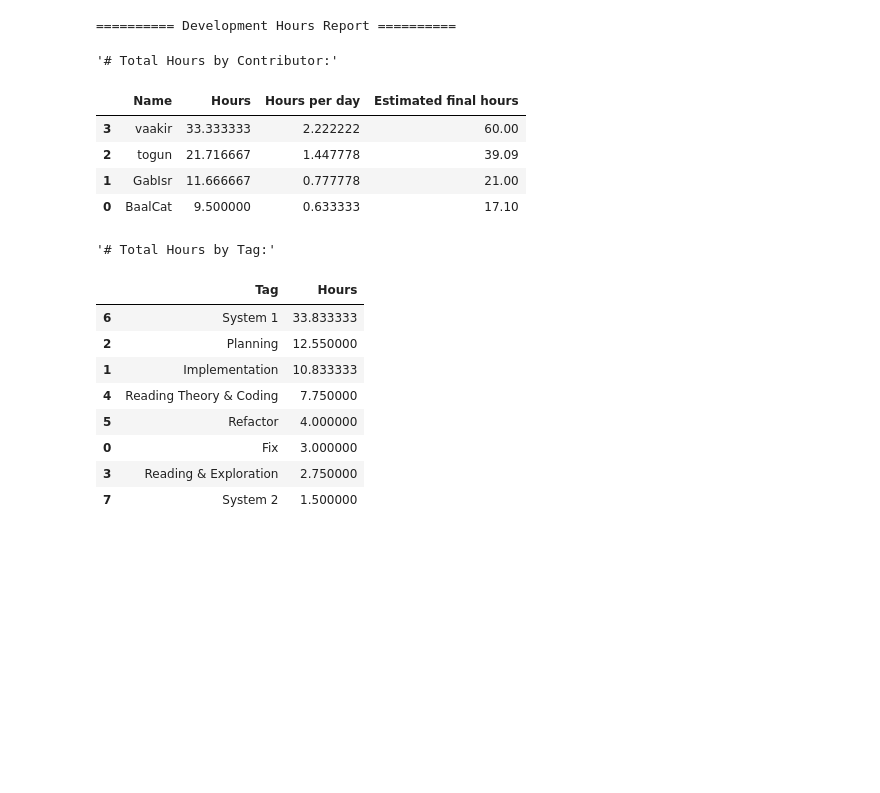
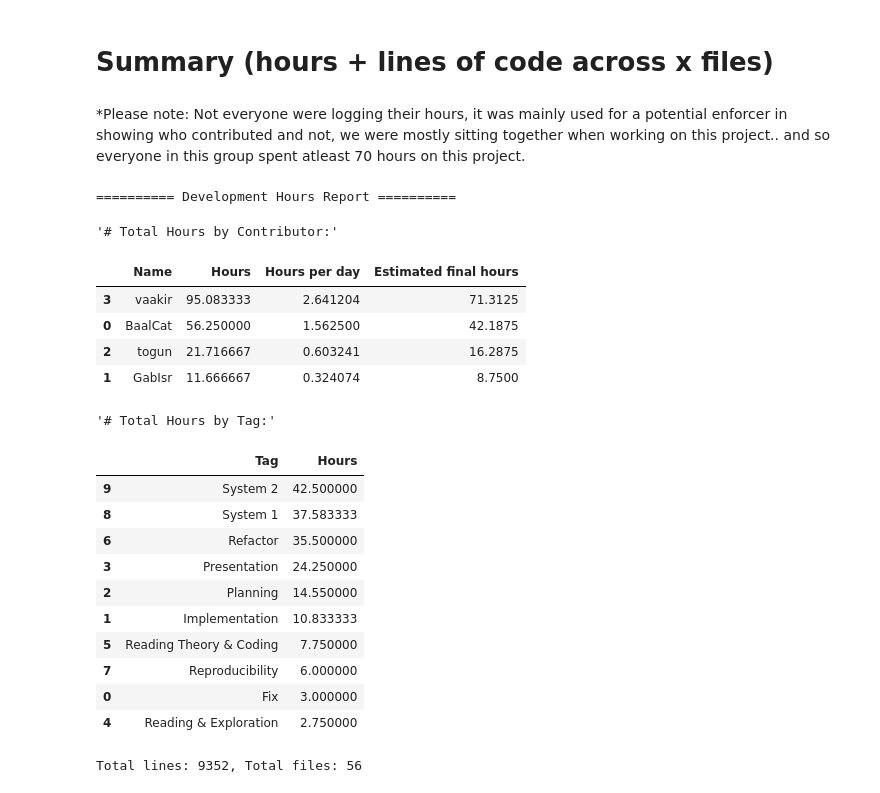
Before and after one commit to Vaakir/mRAG_on_MMDocIR, a Jupyter notebook: info/summary.ipynb, the cells around one changed output. Saved outputs shown, nothing was run; the diff lists cells and outputs as text; code cells hidden in the pictures; blank space fills up the shorter version.

Commit message:
chore: summary and hours update

```diff
--- a/info/summary.ipynb
+++ b/info/summary.ipynb
@@ -1,3 +1,7 @@
+# %% [markdown]
+# Summary (hours + lines of code across x files)
+# %% [markdown]
+*Please note: Not everyone were logging their hours, it was mainly used for a potential enforcer in showing who contributed and not, we were mostly sitting together when working on this project.. and so everyone in this group spent atleast 70 hours on this project.
 # %%
 import pandas as pd
 from datetime import datetime
@@ -5,6 +9,8 @@ import os
 
 hours_log = pd.read_csv("hours.csv")
 hours_log["Date"] = pd.to_datetime(hours_log["Date"], format="%d.%m.%Y")
+hours_log["Start"] = hours_log["Start"].str.replace(".", ":")
+hours_log["End"] = hours_log["End"].str.replace(".", ":")
 hours_log["Start"] = pd.to_datetime(hours_log["Start"], format="%H:%M")
 hours_log["End"] = pd.to_datetime(hours_log["End"], format="%H:%M")
 hours_log["Hours"] = (hours_log["End"] - hours_log["Start"]).dt.total_seconds() / 3600
@@ -14,49 +20,51 @@ hours_log["Tag"] = hours_log["Tag"].str.strip()
 
 # Summarize hours by contributor
 summary = hours_log.groupby("Name")["Hours"].sum().reset_index()
 summary = summary.sort_values(by="Hours", ascending=False)
 
 # Summarize hours by tag
 tag_summary = hours_log.groupby("Tag")["Hours"].sum().reset_index()
 tag_summary = tag_summary.sort_values(by="Hours", ascending=False)
 
 # Projected final hours calculation (updated dates to 2026 Spring semester)
 project_start = datetime(2026, 3, 25)
 project_end = datetime(2026, 4, 20)
 last_log_day = hours_log["Date"].max()
 
 days_passed = (last_log_day - project_start).days + 1  # include start day
 total_days = (project_end - project_start).days + 1
 
 # Estimate final hours per author
 summary["Hours per day"] = summary["Hours"] / days_passed
 summary["Estimated final hours"] = summary["Hours per day"] * total_days
 
 print(f"{'=' * 10} Development Hours Report {'=' * 10}")
 display("# Total Hours by Contributor:", summary)
 display("# Total Hours by Tag:", tag_summary)
 # %% [output]
 ========== Development Hours Report ==========
 '# Total Hours by Contributor:'
 |  | Name | Hours | Hours per day | Estimated final hours |
-| 3 | vaakir | 33.333333 | 2.222222 | 60.00 |
-| 2 | togun | 21.716667 | 1.447778 | 39.09 |
-| 1 | GabIsr | 11.666667 | 0.777778 | 21.00 |
-| 0 | BaalCat | 9.500000 | 0.633333 | 17.10 |
+| 3 | vaakir | 95.083333 | 2.641204 | 71.3125 |
+| 0 | BaalCat | 56.250000 | 1.562500 | 42.1875 |
+| 2 | togun | 21.716667 | 0.603241 | 16.2875 |
+| 1 | GabIsr | 11.666667 | 0.324074 | 8.7500 |
 '# Total Hours by Tag:'
 |  | Tag | Hours |
-| 6 | System 1 | 33.833333 |
-| 2 | Planning | 12.550000 |
+| 9 | System 2 | 42.500000 |
+| 8 | System 1 | 37.583333 |
+| 6 | Refactor | 35.500000 |
+| 3 | Presentation | 24.250000 |
+| 2 | Planning | 14.550000 |
 | 1 | Implementation | 10.833333 |
-| 4 | Reading Theory & Coding | 7.750000 |
-| 5 | Refactor | 4.000000 |
+| 5 | Reading Theory & Coding | 7.750000 |
+| 7 | Reproducibility | 6.000000 |
 | 0 | Fix | 3.000000 |
-| 3 | Reading & Exploration | 2.750000 |
-| 7 | System 2 | 1.500000 |
+| 4 | Reading & Exploration | 2.750000 |
 # %%
 from pathlib import Path
 
-EXCLUDE_DIRS = {"node_modules", "__pycache__", "data", ".pytest_cache", ".conda"}
+EXCLUDE_DIRS = {"node_modules", "__pycache__", "data", ".pytest_cache", ".conda", ".venv",".vscode"}
 EXCLUDE_FILES = {
     "_momemtum.py",
     "_others.py",
@@ -100,3 +108,5 @@ if __name__ == "__main__":
     root = Path("../").resolve()
     total_lines, total_files = count_lines(root)
     print(f"Total lines: {total_lines}, Total files: {total_files}")
+# %% [output]
+Total lines: 9352, Total files: 56
```
Also changed, not shown: 3 other files.
